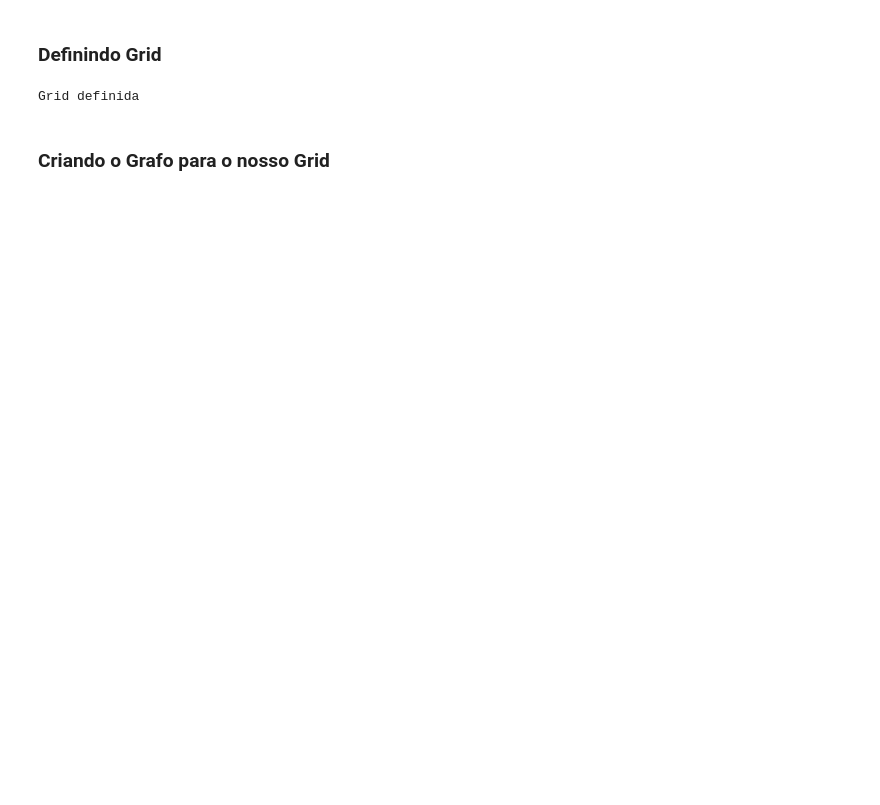
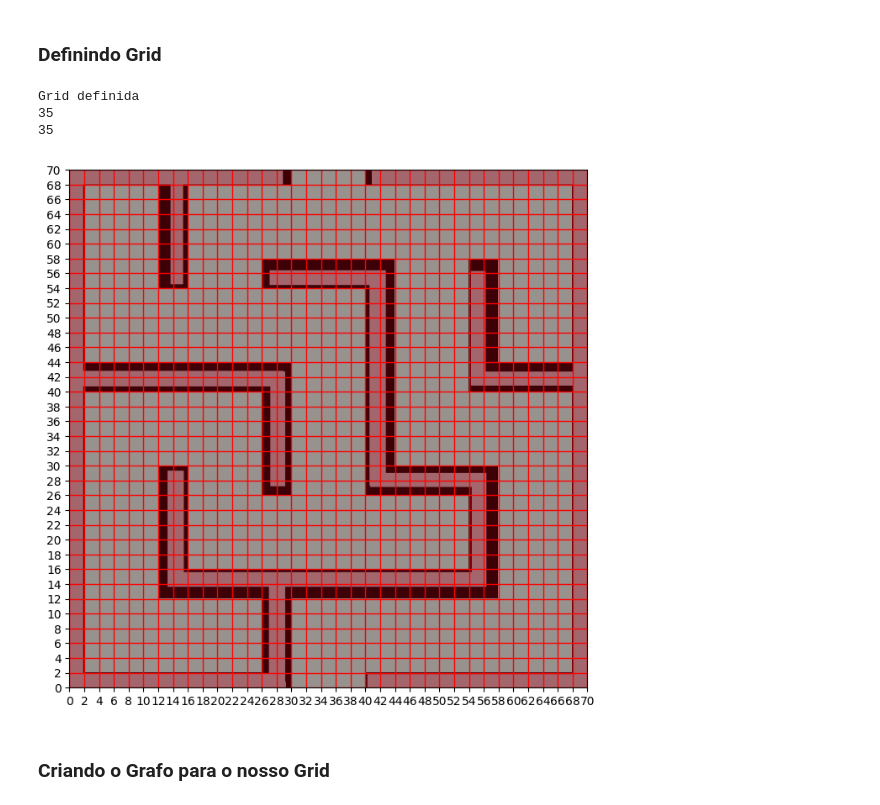
Before and after one commit to danielecassia/rm_tp2_EVE, a Jupyter notebook: api/roadmap.ipynb, the cells around one changed output. Cells and saved outputs as stored; diff of their text form; code cells hidden in the pictures; blank space fills up the shorter version.

```diff
--- a/api/roadmap.ipynb
+++ b/api/roadmap.ipynb
@@ -76,6 +66,10 @@ sy, sx = img.shape[:2] / map_dims
 
 rows, cols = (map_dims / cell_size).astype(int)
 grid = np.zeros((rows, cols))
+
+gridXrange = (0,cols-1) # para direita
+gridYrange = (0,rows-1) # para baixo
+
 
 # Preenchendo o Grid
 # Cada célula recebe o somatório dos valores dos Pixels
@@ -83,33 +77,38 @@ for r in range(rows):
     for c in range(cols):
 
         xi = int(c*cell_size*sx)
         xf = int(xi + cell_size*sx)
 
         yi = int(r*cell_size*sy)
         yf = int(yi + cell_size*sy)
 
         grid[r, c] = np.sum(img[yi:yf,xi:xf])
 
 # Binarizando as células como Ocupadas (1) ou Não-ocupadas (0)
 grid[grid > threshold] = 1
 grid[grid<= threshold] = 0
 
 if CREATE_PLOTS:
     fig = plt.figure(figsize=(8,8), dpi=100)
     ax = fig.add_subplot(111, aspect='equal')
 
     # Plotando Mapa e Células
     obj = ax.imshow(img, cmap='Greys', extent=(0, map_dims[1], 0, map_dims[0]), origin='upper')
     obj = ax.imshow(grid, cmap='Reds', extent=(0, map_dims[1], 0, map_dims[0]), alpha=.6)
 
     # Plotando as linhas do grid para facilitar a visualização
     ax.grid(which='major', axis='both', linestyle='-', color='r', linewidth=1)
     ax.set_xticks(np.arange(0, map_dims[1]+1, cell_size))
     ax.set_yticks(np.arange(0, map_dims[0]+1, cell_size))
 
 print("Grid definida")
+print(rows)
+print(cols)
 # %% [output]
 Grid definida
+35
+35
+[figure, added]
 # %% [markdown]
 ### Criando o Grafo para o nosso Grid
 # %%
```
Also changed, not shown: parts of 5 cells of this notebook, 2 other files.
